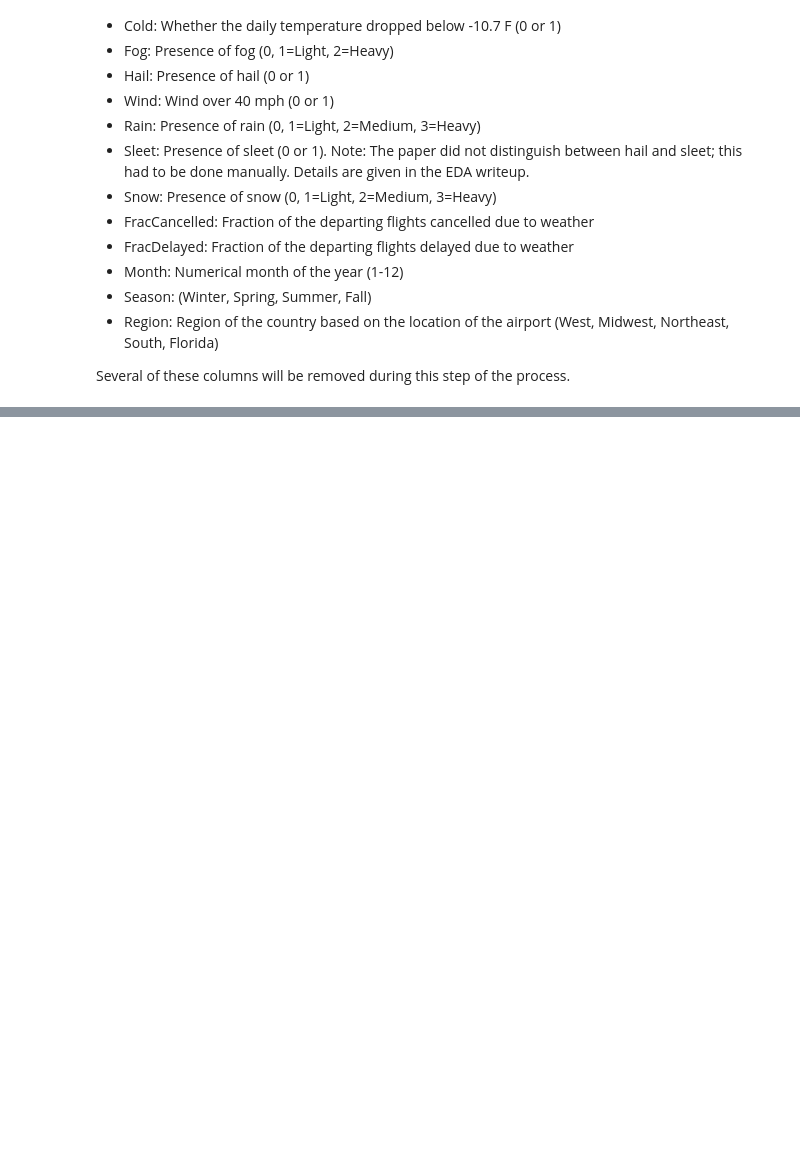
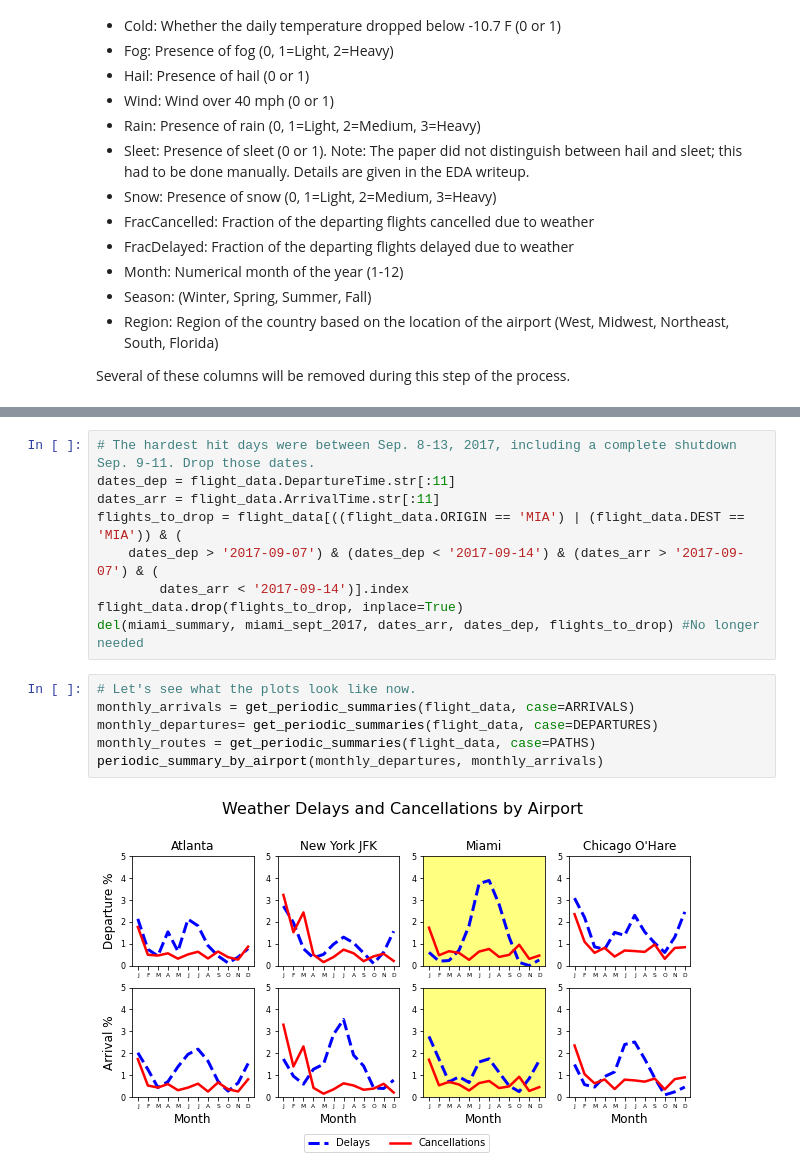
Before and after one commit to BarrettNB/Springboard, a Jupyter notebook: Capstone_2--Airport_weather/Steps_2-3_DataWrangling_EDA_3_Analysis.ipynb, the cells around one changed output, grey strips where cells are left out. Saved outputs shown, nothing was run; the diff lists cells and outputs as text; blank space fills up the shorter version.

```diff
--- a/Capstone_2--Airport_weather/Steps_2-3_DataWrangling_EDA_3_Analysis.ipynb
+++ b/Capstone_2--Airport_weather/Steps_2-3_DataWrangling_EDA_3_Analysis.ipynb
@@ -812,0 +262,17 @@ print(stopwatch.getElapsedTime())
+# %%
+# The hardest hit days were between Sep. 8-13, 2017, including a complete shutdown Sep. 9-11. Drop those dates.
+dates_dep = flight_data.DepartureTime.str[:11]
+dates_arr = flight_data.ArrivalTime.str[:11]
+flights_to_drop = flight_data[((flight_data.ORIGIN == 'MIA') | (flight_data.DEST == 'MIA')) & (
+    dates_dep > '2017-09-07') & (dates_dep < '2017-09-14') & (dates_arr > '2017-09-07') & (
+        dates_arr < '2017-09-14')].index
+flight_data.drop(flights_to_drop, inplace=True)
+del(miami_summary, miami_sept_2017, dates_arr, dates_dep, flights_to_drop) #No longer needed
+# %%
+# Let's see what the plots look like now.
+monthly_arrivals = get_periodic_summaries(flight_data, case=ARRIVALS)
+monthly_departures= get_periodic_summaries(flight_data, case=DEPARTURES)
+monthly_routes = get_periodic_summaries(flight_data, case=PATHS)
+periodic_summary_by_airport(monthly_departures, monthly_arrivals)
+# %% [output]
+[figure, added]
```
Also changed, not shown: parts of 95 cells of this notebook, 3 other files.
